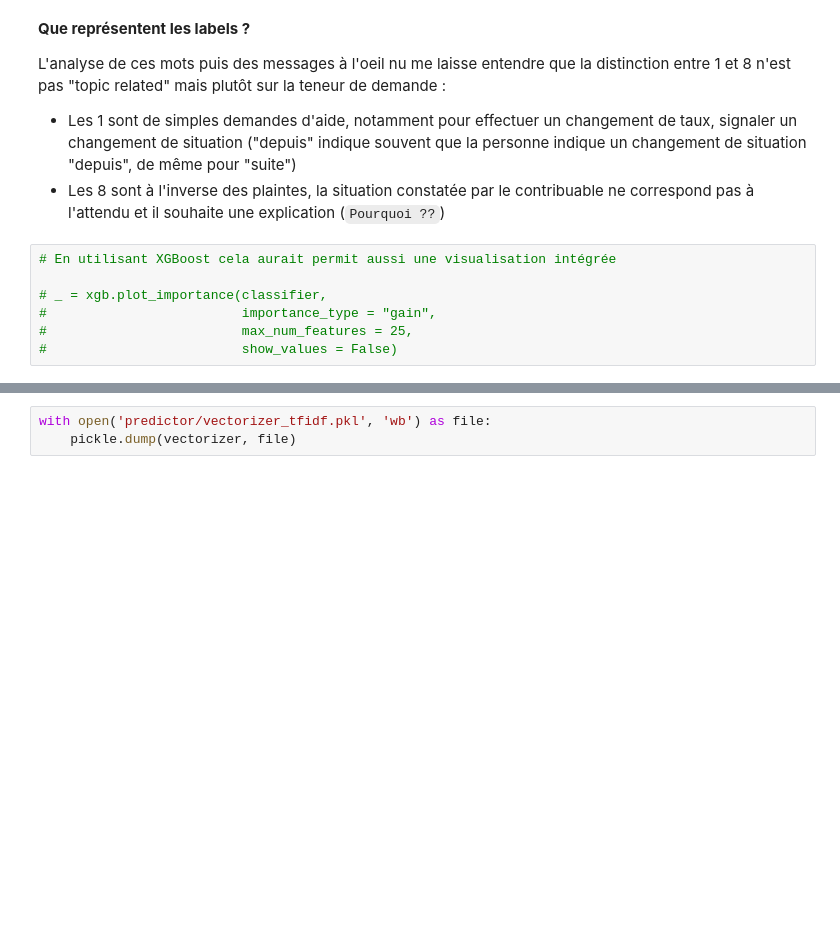
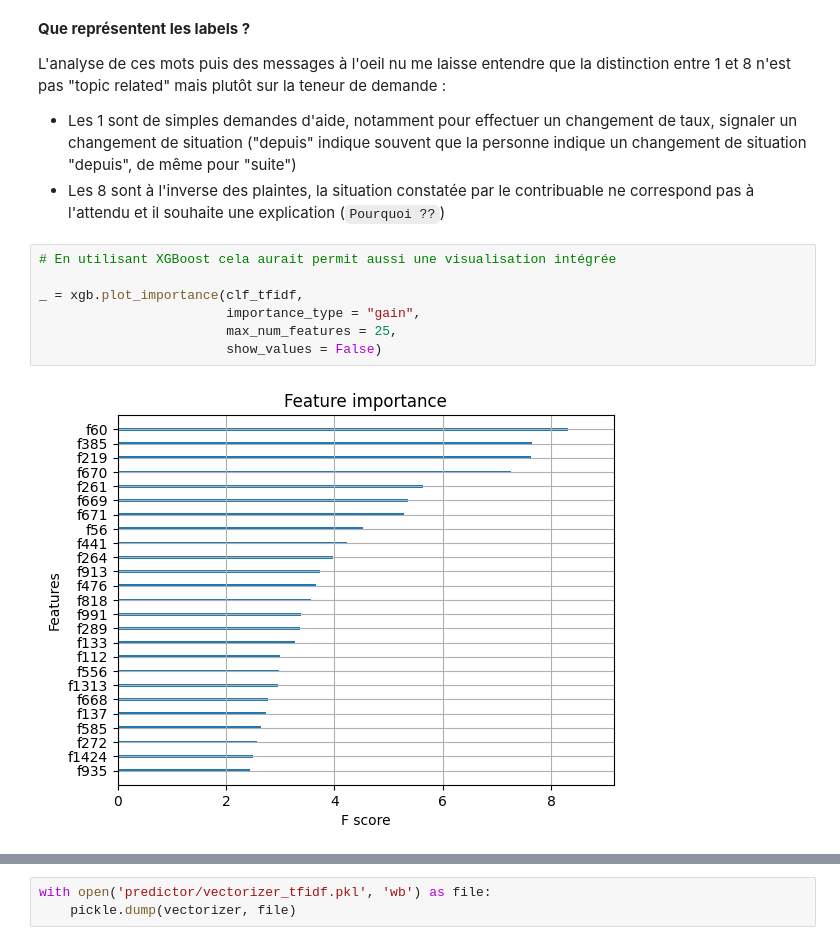
Before and after one commit to TitouanBlaize/dgfip_testnlp, a Jupyter notebook: 2. Models.ipynb, the cells around one changed output, grey strips where cells are left out. Cells and saved outputs as stored; diff of their text form; blank space fills up the shorter version.

```diff
--- a/2. Models.ipynb
+++ b/2. Models.ipynb
@@ -162,7 +161,9 @@ L'analyse de ces mots puis des messages à l'oeil nu me laisse entendre que la d
 # %%
 # En utilisant XGBoost cela aurait permit aussi une visualisation intégrée
 
-# _ = xgb.plot_importance(classifier,
-#                         importance_type = "gain",
-#                         max_num_features = 25,
-#                         show_values = False)
+_ = xgb.plot_importance(clf_tfidf,
+                        importance_type = "gain",
+                        max_num_features = 25,
+                        show_values = False)
+# %% [output]
+[figure, added]
```
Also changed, not shown: parts of 6 cells of this notebook.
